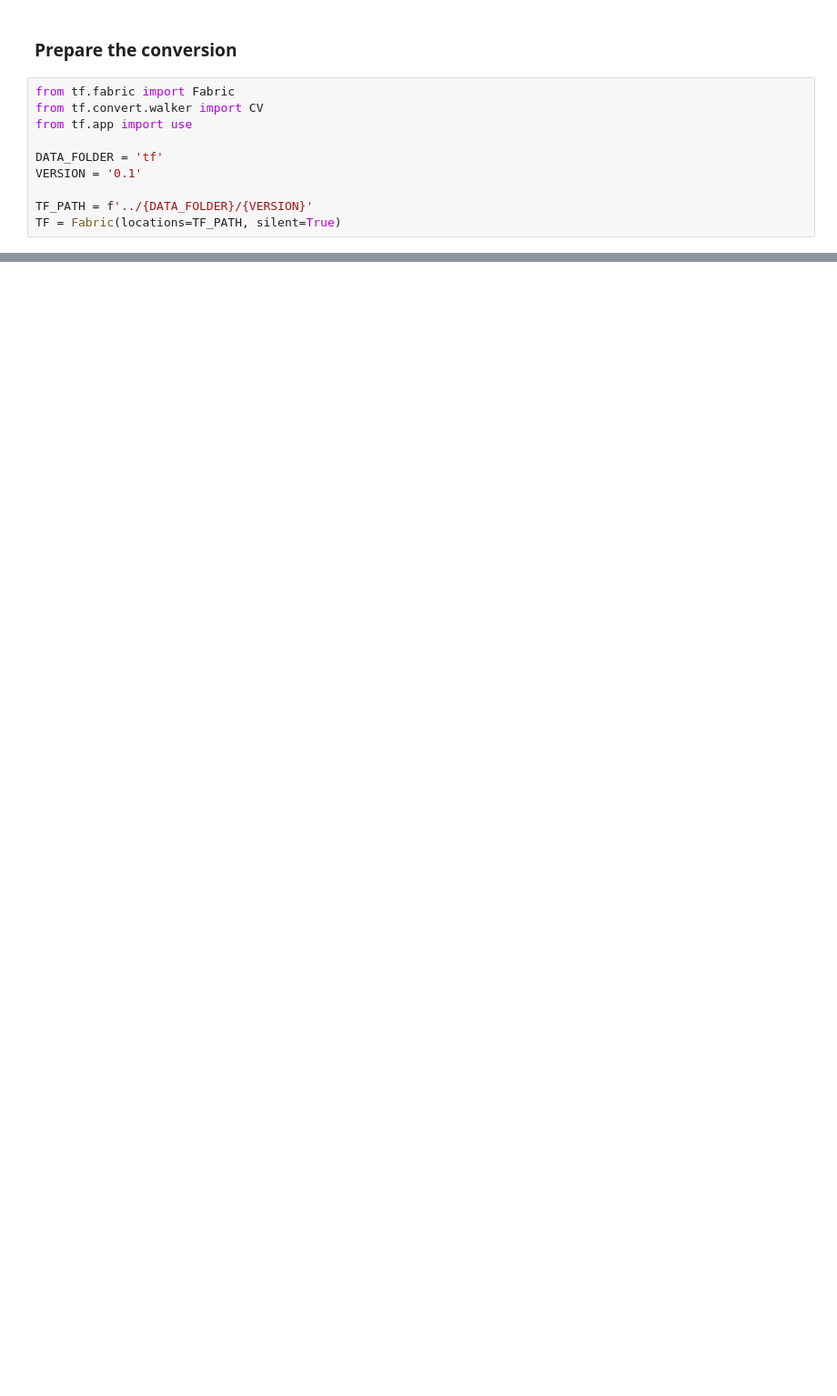
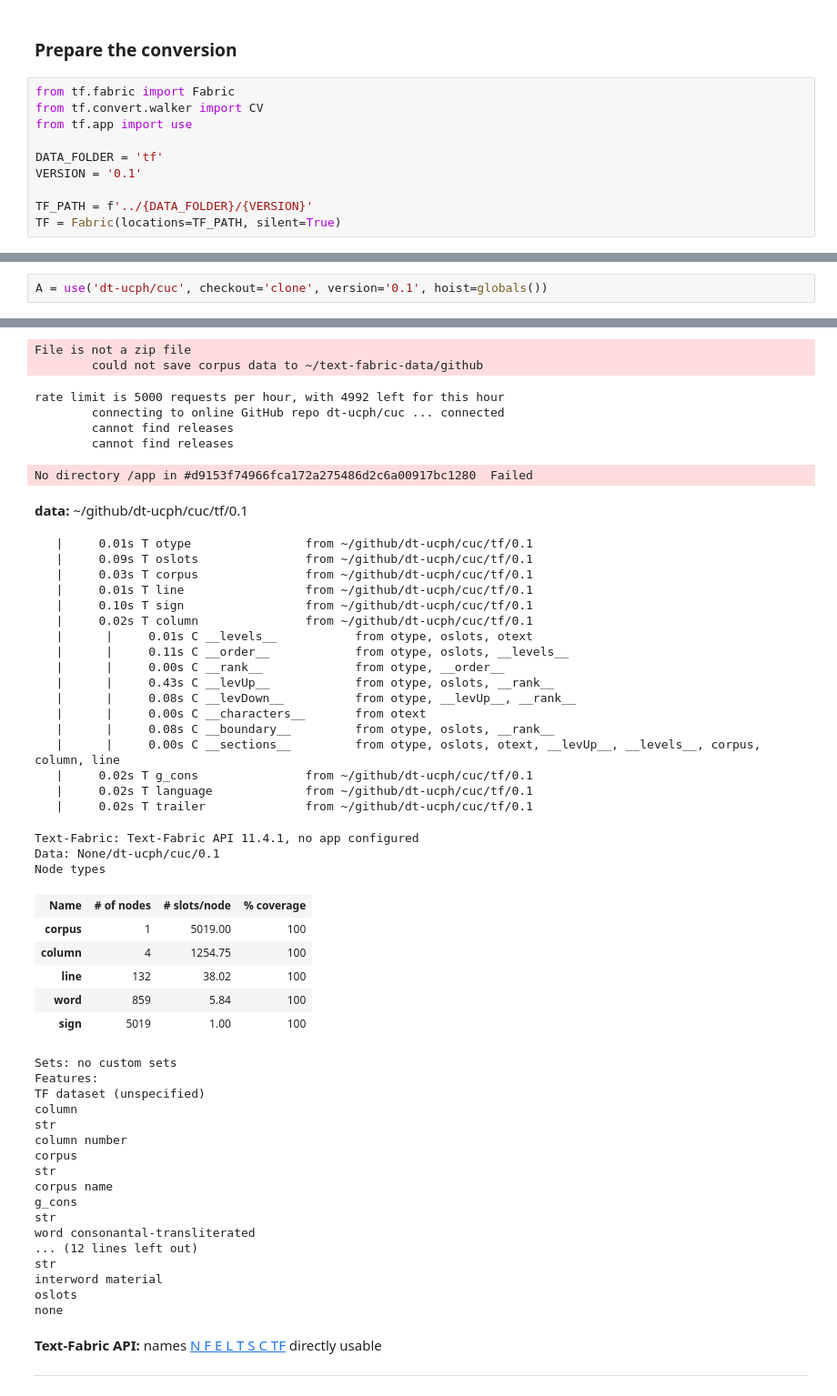
Before and after one commit to DT-UCPH/cuc, a Jupyter notebook: programs/read_text_from_word_files_with_italic.ipynb, the cells around one changed output, grey strips where cells are left out. Shown: that part at 91% size. Saved outputs shown, nothing was run; the diff lists cells and outputs as text; blank space fills up the shorter version.

```diff
--- a/programs/read_text_from_word_files_with_italic.ipynb
+++ b/programs/read_text_from_word_files_with_italic.ipynb
@@ -254,0 +300,3 @@ True
+# %%
+A = use('dt-ucph/cuc', checkout='clone', version='0.1', hoist=globals())
+# %% [output]
@@ -254,0 +308,52 @@ True
+File is not a zip file
+        could not save corpus data to ~/text-fabric-data/github
+rate limit is 5000 requests per hour, with 4992 left for this hour
+        connecting to online GitHub repo dt-ucph/cuc ... connected
+        cannot find releases
+        cannot find releases
+No directory /app in #d9153f74966fca172a275486d2c6a00917bc1280  Failed
+data: ~/github/dt-ucph/cuc/tf/0.1
+   |     0.01s T otype                from ~/github/dt-ucph/cuc/tf/0.1
+   |     0.09s T oslots               from ~/github/dt-ucph/cuc/tf/0.1
+   |     0.03s T corpus               from ~/github/dt-ucph/cuc/tf/0.1
+   |     0.01s T line                 from ~/github/dt-ucph/cuc/tf/0.1
+   |     0.10s T sign                 from ~/github/dt-ucph/cuc/tf/0.1
+   |     0.02s T column               from ~/github/dt-ucph/cuc/tf/0.1
+   |      |     0.01s C __levels__           from otype, oslots, otext
+   |      |     0.11s C __order__            from otype, oslots, __levels__
+   |      |     0.00s C __rank__             from otype, __order__
+   |      |     0.43s C __levUp__            from otype, oslots, __rank__
+   |      |     0.08s C __levDown__          from otype, __levUp__, __rank__
+   |      |     0.00s C __characters__       from otext
+   |      |     0.08s C __boundary__         from otype, oslots, __rank__
+   |      |     0.00s C __sections__         from otype, oslots, otext, __levUp__, __levels__, corpus, column, line
+   |     0.02s T g_cons               from ~/github/dt-ucph/cuc/tf/0.1
+   |     0.02s T language             from ~/github/dt-ucph/cuc/tf/0.1
+   |     0.02s T trailer              from ~/github/dt-ucph/cuc/tf/0.1
+Text-Fabric: Text-Fabric API 11.4.1, no app configured
+Data: None/dt-ucph/cuc/0.1
+Node types
+| Name | # of nodes | # slots/node | % coverage |
+| corpus | 1 | 5019.00 | 100 |
+| column | 4 | 1254.75 | 100 |
+| line | 132 | 38.02 | 100 |
+| word | 859 | 5.84 | 100 |
+| sign | 5019 | 1.00 | 100 |
+Sets: no custom sets
+Features:
+TF dataset (unspecified)
+column
+str
+column number
+corpus
+str
+corpus name
+g_cons
+str
+word consonantal-transliterated
+... (12 lines left out)
+str
+interword material
+oslots
+none
+Text-Fabric API: names N F E L T S C TF directly usable
```
Also changed, not shown: parts of 10 cells of this notebook, 11 other files.
